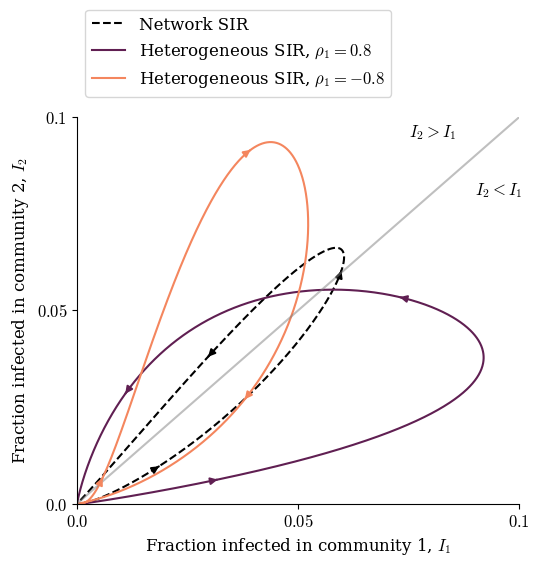
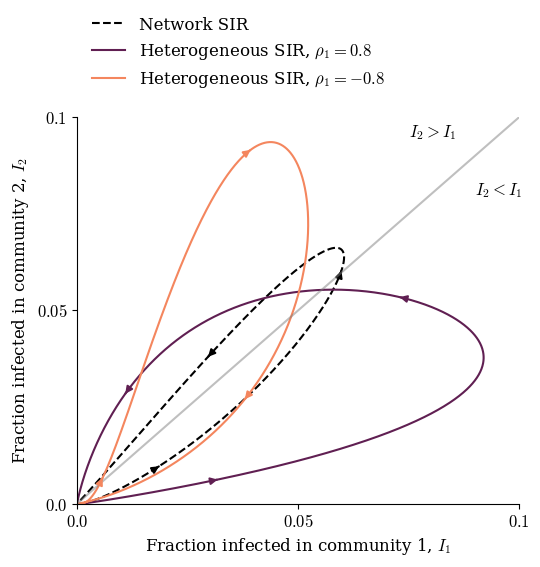
The change to this notebook cell's code, shown as a diff; its figure went from the first image to the second:
--- before
+++ after
@@ -165,5 +165,5 @@
 )
 
-plt.legend(loc="upper left", bbox_to_anchor=(0, 1.3))
+plt.legend(loc="upper left", bbox_to_anchor=(0, 1.3), frameon=False)
 plt.xlabel(r"Fraction infected in community 1, $I_1$")
 plt.ylabel(r"Fraction infected in community 2, $I_2$")

Commit: final updates